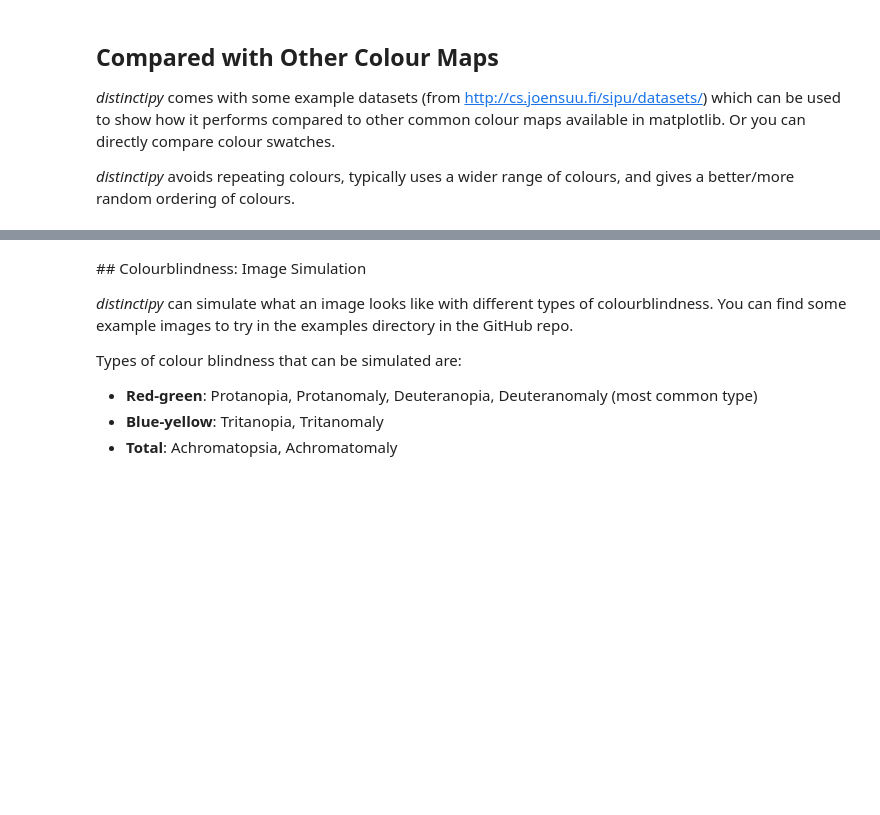
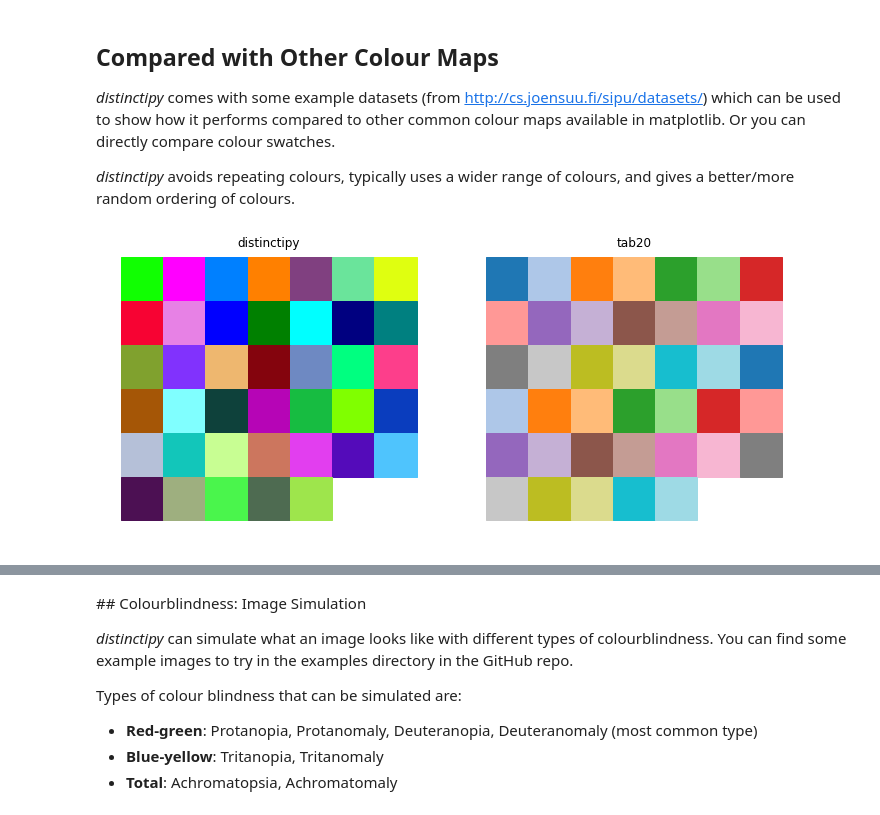
Before and after one commit to alan-turing-institute/distinctipy, a Jupyter notebook: examples.ipynb, the cells around one changed output, grey strips where cells are left out. Cells and saved outputs as stored; diff of their text form; code cells hidden in the pictures; blank space fills up the shorter version.

```diff
--- a/examples.ipynb
+++ b/examples.ipynb
@@ -79,6 +79,11 @@ distinctipy.color_swatch(colors, edgecolors=inverted, show_text=True)
 *distinctipy* comes with some example datasets (from http://cs.joensuu.fi/sipu/datasets/) which can be used to show how it performs compared to other common colour maps available in matplotlib. Or you can directly compare colour swatches.
 
 *distinctipy* avoids repeating colours, typically uses a wider range of colours, and gives a better/more random ordering of colours.
+# %%
+# compare 40 colours generated with the distinctipy and tab20 colour palettes
+examples.compare_colors(N=40, compare_with='tab20')
+# %% [output]
+[figure, added]
 # %%
 # compare distinctipy and nipy_spectral colourmaps for a 50 cluster dataset
 examples.compare_clusters('a3', compare_with='nipy_spectral')
```
Also changed, not shown: parts of 8 cells of this notebook, 3 other files.
